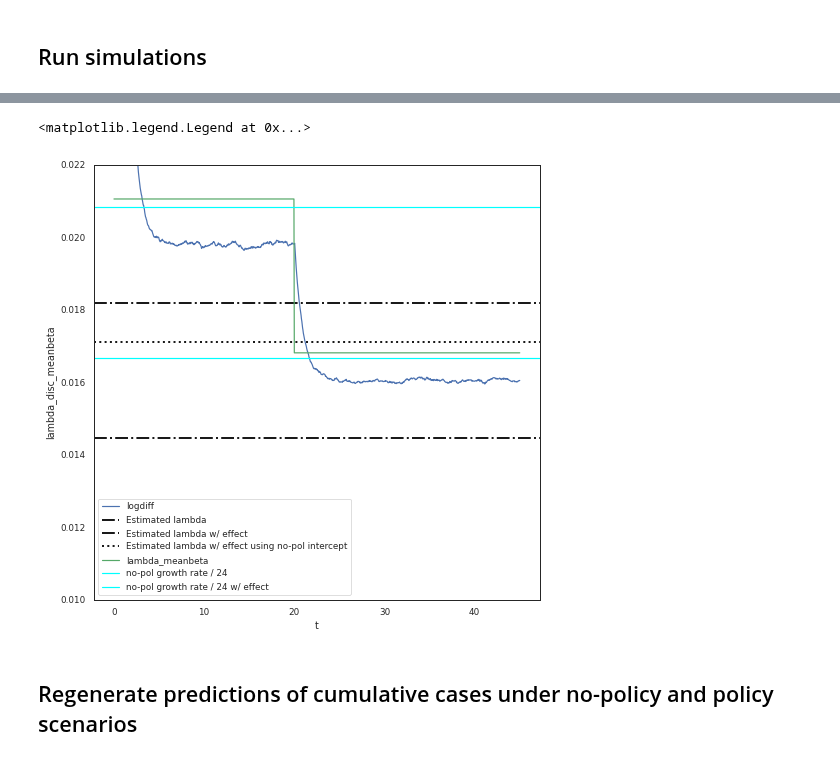
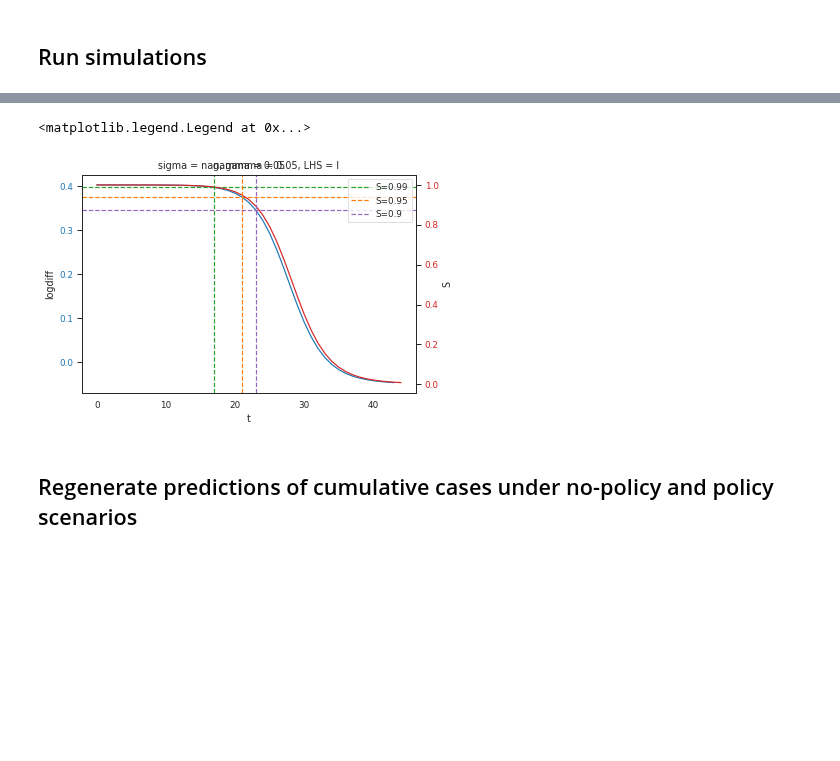
Before and after one commit to Global-Policy-Lab/gpl-covid, a Jupyter notebook: notebooks/iwb-robustness-sims.ipynb, the cells around one changed output, grey strips where cells are left out. Drawn from its saved outputs; the diff is of its cells as text; code cells hidden in the pictures; blank space fills up the shorter version.

```diff
--- a/notebooks/iwb-robustness-sims.ipynb
+++ b/notebooks/iwb-robustness-sims.ipynb
@@ -257,11 +324,0 @@ for m in DGP_models:
-# %%
-estimates_ds, daily_ds = reg_res_ds["SEIR"][0]
-this_eds = estimates_ds.isel(gamma=0, sigma=0).sel(LHS="I")
-this_dds = daily_ds.isel(gamma=0, sigma=0).sel(LHS="I")
-logdiff = np.log(estimates_ds.I).diff("t",1)
-true_lambda_est = estimates_ds.intercept_true.isel(sigma=0, gamma=0).item()
-lambda_meanbeta = estimates_ds.lambda_disc_meanbeta.mean("sample")
-true_effect_est = estimates_ds.effect_true.isel(sigma=0, gamma=0).item()
-true_lambda_est_d = daily_ds.intercept_true.isel(sigma=0, gamma=0).item()
-lambda_meanbeta_d = daily_ds.lambda_disc_meanbeta.mean("sample")
-true_effect_est_d = daily_ds.effect_true.isel(sigma=0, gamma=0).item()
@@ -321,18 +325,22 @@ plt.legend()
-# %%
-plt.figure(figsize=(8,8))
-logdiff.isel(gamma=0, sigma=0).mean(dim="sample").plot(label="logdiff")
-plt.ylim(.01,.022)
-plt.axhline(true_lambda_est, color='k', label="Estimated lambda", linestyle="-.", linewidth=2)
-plt.axhline(true_lambda_est+true_effect_est, color='k', label="Estimated lambda w/ effect", linestyle="-.", linewidth=2)
-plt.axhline(no_policy_growth_rate / 24 + true_effect_est, color='k', label="Estimated lambda w/ effect using no-pol intercept", linestyle=":", linewidth=2)
-
-lambda_meanbeta.plot(label="lambda_meanbeta", color="g")
-plt.axhline(no_policy_growth_rate / 24, label="no-pol growth rate / 24", color="cyan")
-plt.axhline((no_policy_growth_rate+p_effects[0]) / 24, label="no-pol growth rate / 24 w/ effect", color="cyan")
-plt.legend()
-# %% [output]
-<matplotlib.legend.Legend at 0x...>
-[figure, removed]
+# %%
+gix=0
+ld = daily_ds.isel(gamma=gix).sel(LHS="I").logdiff.mean("sample")
+ld.plot(color="tab:blue")
+ax1 = plt.gca()
+ax1.tick_params(axis='y', labelcolor="tab:blue")
+ax2 = plt.gca().twinx()
+S=daily_ds.isel(gamma=gix).S.mean("sample")
+S.plot(ax=ax2, color="tab:red")
+ax2.tick_params(axis='y', labelcolor="tab:red")
+colors=["tab:green", "tab:orange", "tab:purple"]
+for ix,i in enumerate([.99,.95,.9]):
+    t = (S<i).argmax()
+    plt.axvline(t, linestyle="--", color=colors[ix], label=f"S={i}")
+    ax1.axhline(ld.isel(t=t), linestyle="--", color=colors[ix])
+plt.legend()
+# %% [output]
+<matplotlib.legend.Legend at 0x...>
+[figure, added]
 # %% [markdown]
 ## Regenerate predictions of cumulative cases under no-policy and policy scenarios
 # %%
```
Also changed, not shown: parts of 7 cells of this notebook, 6 other files.
